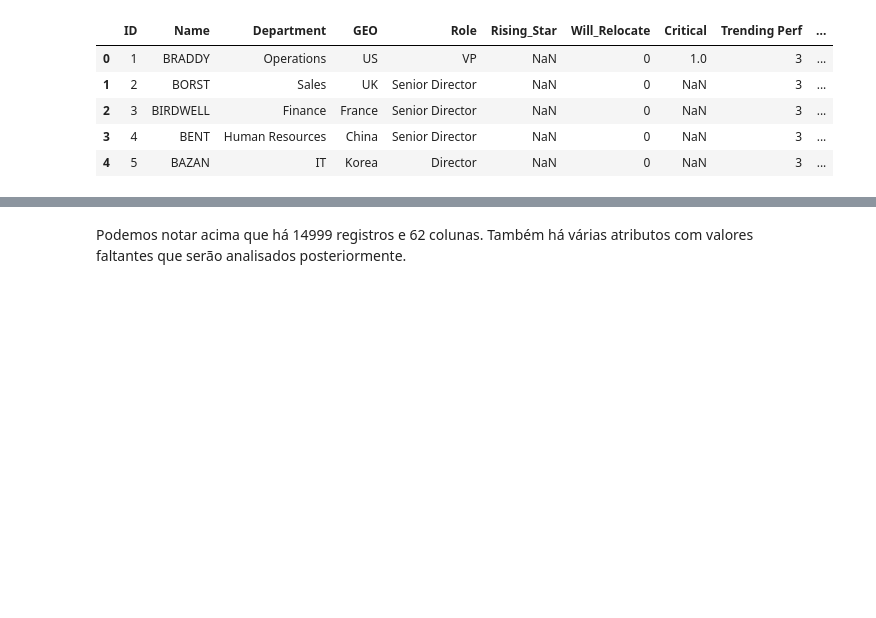
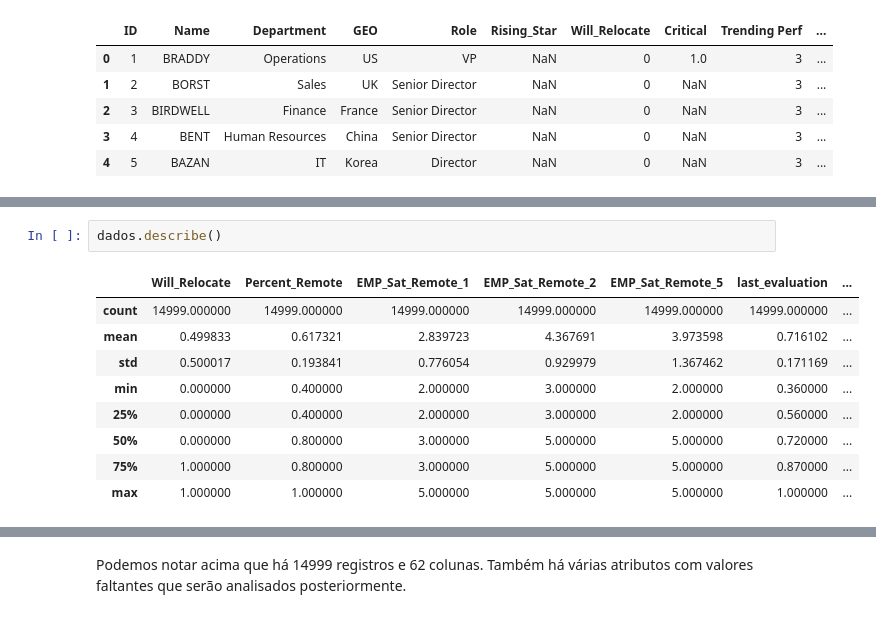
Before and after one commit to JulioHenri/Tecnicas-de-amostragem, a Jupyter notebook: tec_amostragem.ipynb, the cells around one changed output, grey strips where cells are left out. Drawn from its saved outputs; the diff is of its cells as text; blank space fills up the shorter version.

```diff
--- a/tec_amostragem.ipynb
+++ b/tec_amostragem.ipynb
@@ -20,3 +29,15 @@ dados.head() #lendo os 5 primeiros registros do dataset
+# %%
+dados.describe()
+# %% [output]
+|  | Will_Relocate | Percent_Remote | EMP_Sat_Remote_1 | EMP_Sat_Remote_2 | EMP_Sat_Remote_5 | last_evaluation | ... |
+| count | 14999.000000 | 14999.000000 | 14999.000000 | 14999.000000 | 14999.000000 | 14999.000000 | ... |
+| mean | 0.499833 | 0.617321 | 2.839723 | 4.367691 | 3.973598 | 0.716102 | ... |
+| std | 0.500017 | 0.193841 | 0.776054 | 0.929979 | 1.367462 | 0.171169 | ... |
+| min | 0.000000 | 0.400000 | 2.000000 | 3.000000 | 2.000000 | 0.360000 | ... |
+| 25% | 0.000000 | 0.400000 | 2.000000 | 3.000000 | 2.000000 | 0.560000 | ... |
+| 50% | 0.000000 | 0.800000 | 3.000000 | 5.000000 | 5.000000 | 0.720000 | ... |
+| 75% | 1.000000 | 0.800000 | 3.000000 | 5.000000 | 5.000000 | 0.870000 | ... |
+| max | 1.000000 | 1.000000 | 5.000000 | 5.000000 | 5.000000 | 1.000000 | ... |
 # %%
 dados.info()
 # %% [output]
```
Also changed, not shown: parts of 43 cells of this notebook.
